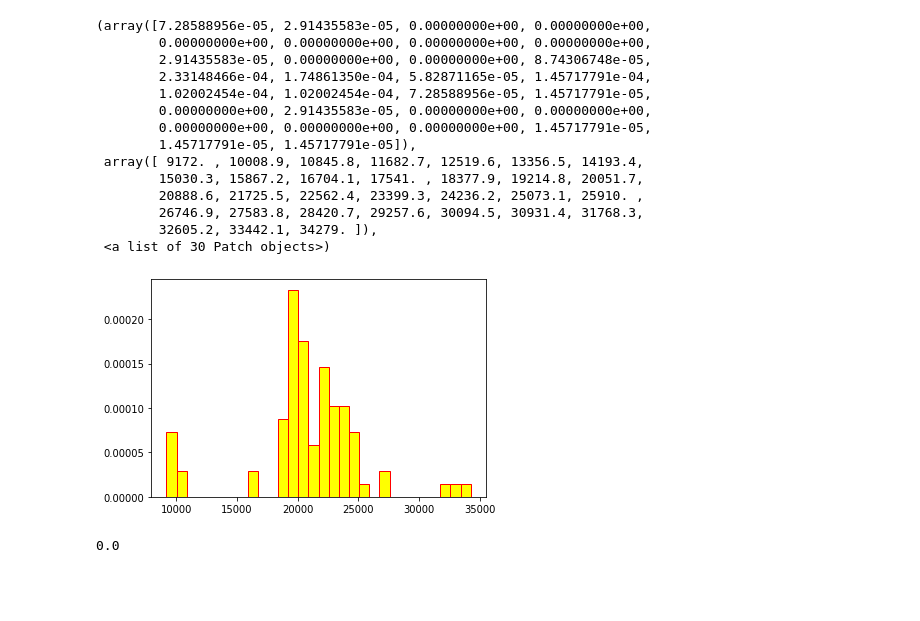
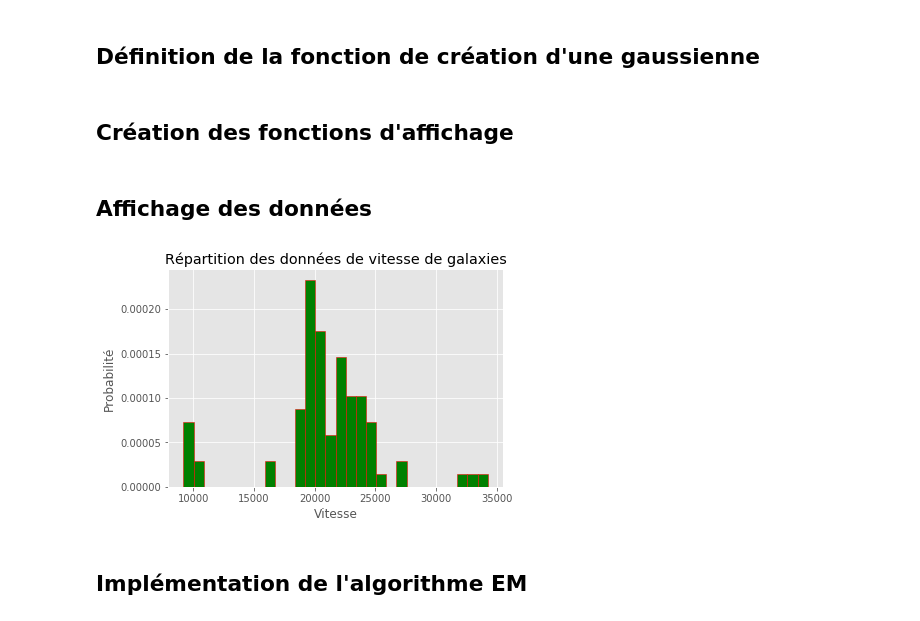
Before and after one commit to VictorNiaussat/EstimationAdvanced, a Jupyter notebook: Niaussat_Cilleros.ipynb, the cells around one changed output. Cells and saved outputs as stored; diff of their text form; code cells hidden in the pictures; blank space fills up the shorter version.

```diff
--- a/Niaussat_Cilleros.ipynb
+++ b/Niaussat_Cilleros.ipynb
@@ -4,3 +4,6 @@ from scipy.stats import norm
 from scipy.stats import uniform
 import matplotlib.pyplot as plt
 import pandas as pd
+from scipy.stats import norm
+
+plt.style.use("ggplot")
@@ -10,18 +24,2 @@ velocity = np.array(velocity,dtype = float)
-# %%
-plt.hist(velocity,bins = 30, density = True, color = 'yellow', edgecolor = "red")
-# %% [output]
-(array([7.28588956e-05, 2.91435583e-05, 0.00000000e+00, 0.00000000e+00,
-        0.00000000e+00, 0.00000000e+00, 0.00000000e+00, 0.00000000e+00,
-        2.91435583e-05, 0.00000000e+00, 0.00000000e+00, 8.74306748e-05,
-        2.33148466e-04, 1.74861350e-04, 5.82871165e-05, 1.45717791e-04,
-        1.02002454e-04, 1.02002454e-04, 7.28588956e-05, 1.45717791e-05,
-        0.00000000e+00, 2.91435583e-05, 0.00000000e+00, 0.00000000e+00,
-        0.00000000e+00, 0.00000000e+00, 0.00000000e+00, 1.45717791e-05,
-        1.45717791e-05, 1.45717791e-05]),
- array([ 9172. , 10008.9, 10845.8, 11682.7, 12519.6, 13356.5, 14193.4,
-        15030.3, 15867.2, 16704.1, 17541. , 18377.9, 19214.8, 20051.7,
-        20888.6, 21725.5, 22562.4, 23399.3, 24236.2, 25073.1, 25910. ,
-        26746.9, 27583.8, 28420.7, 29257.6, 30094.5, 30931.4, 31768.3,
-        32605.2, 33442.1, 34279. ]),
- <a list of 30 Patch objects>)
-[figure, removed]
+# %% [markdown]
+## Définition de la fonction de création d'une gaussienne
@@ -28 +39,28 @@ plt.hist(velocity,bins = 30, density = True, color = 'yellow', edgecolor = "red"
+# %% [markdown]
+## Création des fonctions d'affichage
+# %%
+def plot_histo_data(df):
+    plt.hist(df, bins = 30, density = True, color = 'green', edgecolor = "red")
+    plt.xlabel('Vitesse')
+    plt.ylabel('Probabilité')
+    plt.title("Répartition des données de vitesse de galaxies")
+    plt.show()
+
+def plot_histo_gaussienne(df,mu_em, sigma_em, alpha_em):
+    plt.hist(df, bins = 30, density = True, color = 'green', edgecolor = "red")
+    x = np.arange(8000, 35000, 100)
+    pointPdfEstime = gm_pdf(x, mu_em, sigma_em, alpha_em)
+    plt.plot(x, pointPdfEstime, 'b-', label = 'Estimée de la densité de probabilité')
+    plt.legend(loc='upper left', shadow=True, fontsize='x-large')
+    plt.xlabel('Vitesse')
+    plt.ylabel('Probabilité')
+    plt.show()
+# %% [markdown]
+## Affichage des données
+# %%
+plot_histo_data(velocity)
+# %% [output]
+[figure, added]
+# %% [markdown]
+## Implémentation de l'algorithme EM
 # %%
@@ -70,27 +99,0 @@ while nbIteration < nbMaxIterations:
-# %%
-nbMaxIterations = 20
-# mu_em = np.array([-0.0156, -4.9148, 5.9692])
-# sigma_em = np.array([1.3395, 1.3395, 1.3395])
-# alpha_em = np.array([0.4800, 0.2200, 0.3000])
-
-mu_em = np.array([10000,23000,33000])
-sigma_em = np.array([100,100,100])
-alpha_em = np.array([0.25,0.5,0.25])
-
-
-nbIteration = 1 #Initialisation de la variable d'arrêt
-nbComposante = len(alpha_em) #Nombre de composantes du mélange
-nbDonnees = len(velocity)  #Nombre de données
-p = np.zeros(shape=(nbComposante, nbDonnees))
-#Déclaration et initialisation de la matrice qui va contenir les probabilités
-#p(k|x,theta_courant)
-nbEchantillon = len(velocity)
-alpha_em_new = alpha_em
-sigma_em_carre_new = sigma_em
-mu_em_new = mu_em
-donneesP = np.zeros(shape=(nbEchantillon))
-donnees = np.copy(velocity)
-
-(donnees/10000)[5]*p[0,1]
-# %% [output]
-0.0
```
Also changed, not shown: parts of 12 cells of this notebook, 1 other file.
